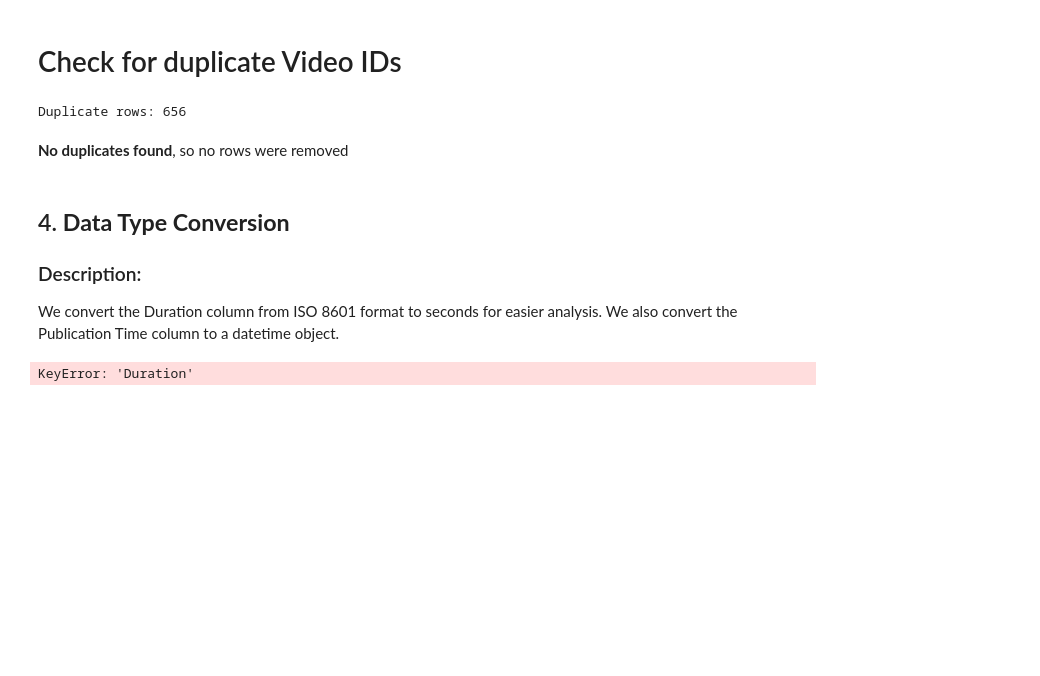
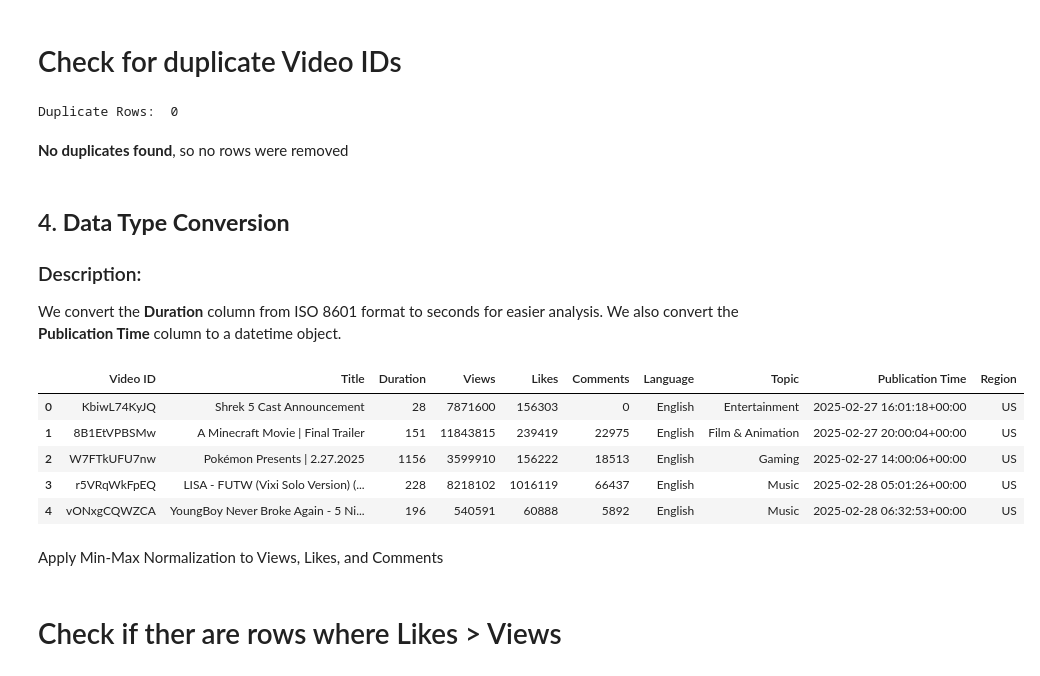
Before and after one commit to RaghdIt/DataScience, a Jupyter notebook: phase2.ipynb, the cells around one changed output. Saved outputs shown, nothing was run; the diff lists cells and outputs as text; code cells hidden in the pictures; blank space fills up the shorter version.

```diff
--- a/phase2.ipynb
+++ b/phase2.ipynb
@@ -121,33 +82,44 @@ We check for duplicate rows based on the `VideoID` column and remove them to ens
 # %% [markdown]
 # Check for duplicate Video IDs
 # %%
-print(f"Duplicate rows: {df.duplicated(subset='Video ID').sum()}")
+print("\nDuplicate Rows: ", df.duplicated().sum())
 # %% [output]
-Duplicate rows: 656
+Duplicate Rows:  0
 # %% [markdown]
 **No duplicates found**, so no rows were removed
 # %% [markdown]
 ## 4. **Data Type Conversion**
 ### Description:
-We convert the Duration column from ISO 8601 format to seconds for easier analysis. We also convert the Publication Time column to a datetime object.
+We convert the **Duration** column from ISO 8601 format to seconds for easier analysis. We also convert the **Publication Time** column to a datetime object.
-# %%
-# Function to convert ISO 8601 duration to seconds
-def iso_to_seconds(Duration ):
-    time_str = duration.replace("PT", "").replace("H", "H ").replace("M", "M ").replace("S", "S").split()
-    seconds = 0
-    for part in time_str:
-        if 'H' in part:
-            seconds += int(part.replace('H', '')) * 3600  # Convert hours to seconds
-        elif 'M' in part:
-            seconds += int(part.replace('M', '')) * 60    # Convert minutes to seconds
-        elif 'S' in part:
-            seconds += int(part.replace('S', ''))         # Add seconds
-    return seconds
-
-# Apply the function to the Duration column
-df["Duration (seconds)"] = df["Duration"].apply(iso_to_seconds)
-
-# Drop the original Duration column
-df = df.drop("Duration", axis=1)
-# %% [output]
-KeyError: 'Duration'
+# %%
+import numpy as np
+
+# Function to convert ISO 8601 duration to seconds
+def duration_to_seconds(duration):
+    import re
+    pattern = re.compile(r'PT(\d+H)?(\d+M)?(\d+S)?')
+    matches = pattern.match(duration)
+
+    hours = int(matches.group(1)[:-1]) if matches.group(1) else 0
+    minutes = int(matches.group(2)[:-1]) if matches.group(2) else 0
+    seconds = int(matches.group(3)[:-1]) if matches.group(3) else 0
+
+    return hours * 3600 + minutes * 60 + seconds
+
+# Convert Duration column to seconds
+df["Duration"] = df["Duration"].apply(duration_to_seconds)
+
+# Convert Publication Time to datetime
+df["Publication Time"] = pd.to_datetime(df["Publication Time"])
+df.head()
+# %% [output]
+|  | Video ID | Title | Duration | Views | Likes | Comments | Language | Topic | Publication Time | Region |
+| 0 | KbiwL74KyJQ | Shrek 5 Cast Announcement | 28 | 7871600 | 156303 | 0 | English | Entertainment | 2025-02-27 16:01:18+00:00 | US |
+| 1 | 8B1EtVPBSMw | A Minecraft Movie | Final Trailer | 151 | 11843815 | 239419 | 22975 | English | Film & Animation | 2025-02-27 20:00:04+00:00 | US |
+| 2 | W7FTkUFU7nw | Pokémon Presents | 2.27.2025 | 1156 | 3599910 | 156222 | 18513 | English | Gaming | 2025-02-27 14:00:06+00:00 | US |
+| 3 | r5VRqWkFpEQ | LISA - FUTW (Vixi Solo Version) (... | 228 | 8218102 | 1016119 | 66437 | English | Music | 2025-02-28 05:01:26+00:00 | US |
+| 4 | vONxgCQWZCA | YoungBoy Never Broke Again - 5 Ni... | 196 | 540591 | 60888 | 5892 | English | Music | 2025-02-28 06:32:53+00:00 | US |
+# %% [markdown]
+Apply Min-Max Normalization to Views, Likes, and Comments
+# %% [markdown]
+# Check if ther are rows where Likes > Views
```
Also changed, not shown: parts of 22 cells of this notebook, 2 other files.
